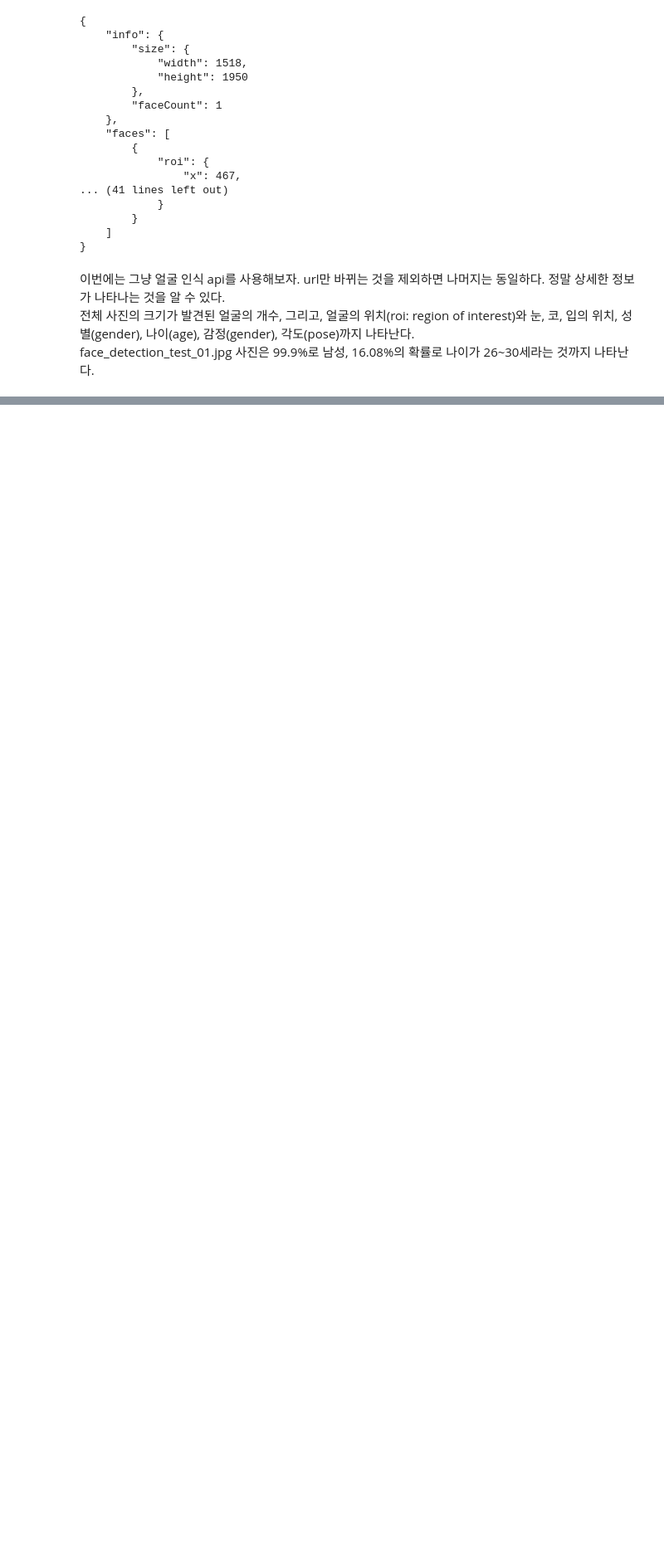
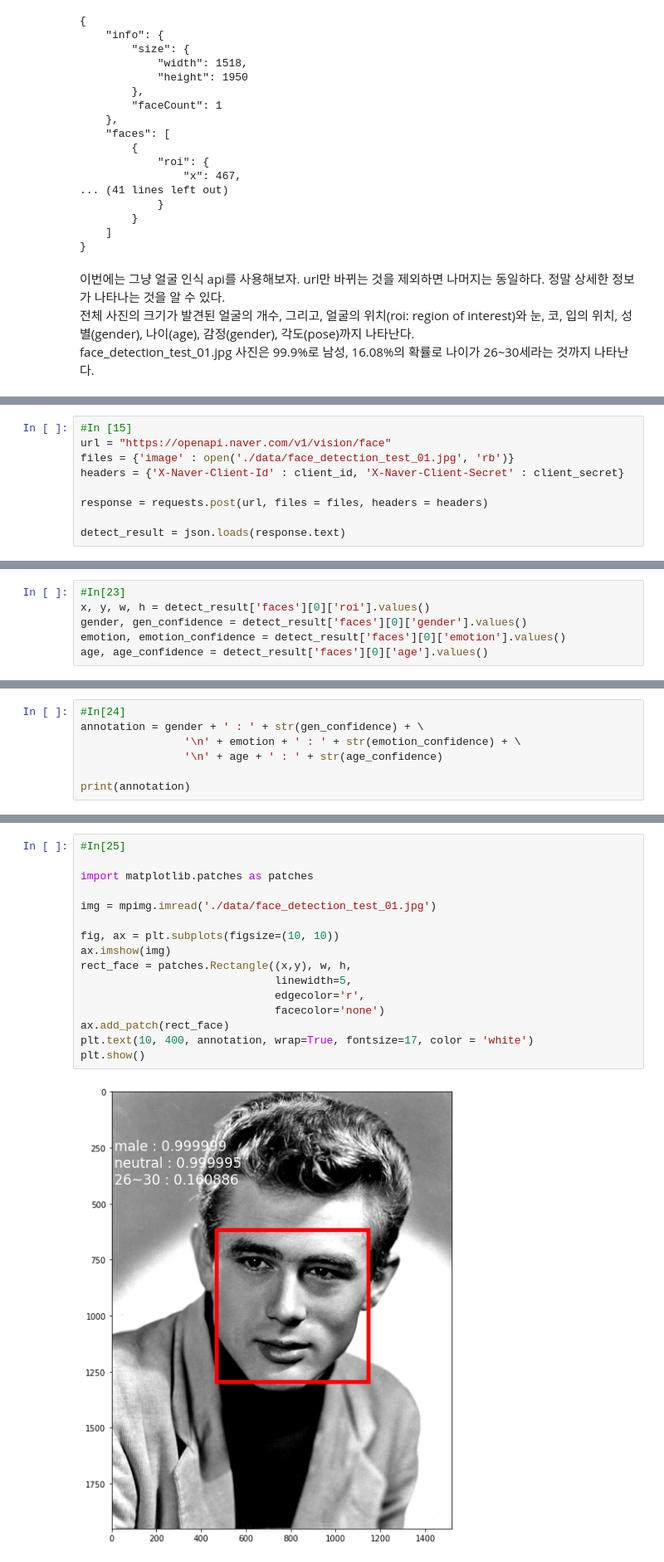
Before and after one commit to mango0422/everyone-python-data-ITPLE, a Jupyter notebook: ch5/ch5_face_recognition.ipynb, the cells around one changed output, grey strips where cells are left out. Shown at 83% size. Drawn from its saved outputs; the diff is of its cells as text; blank space fills up the shorter version.

```diff
--- a/ch5/ch5_face_recognition.ipynb
+++ b/ch5/ch5_face_recognition.ipynb
@@ -102,0 +188,9 @@ face_detection_test_01.jpg 사진은 99.9%로 남성, 16.08%의 확률로 나이
+# %%
+#In [15]
+url = "https://openapi.naver.com/v1/vision/face"
+files = {'image' : open('./data/face_detection_test_01.jpg', 'rb')}
+headers = {'X-Naver-Client-Id' : client_id, 'X-Naver-Client-Secret' : client_secret}
+
+response = requests.post(url, files = files, headers = headers)
+
+detect_result = json.loads(response.text)
@@ -102,0 +268,6 @@ face_detection_test_01.jpg 사진은 99.9%로 남성, 16.08%의 확률로 나이
+# %%
+#In[23]
+x, y, w, h = detect_result['faces'][0]['roi'].values()
+gender, gen_confidence = detect_result['faces'][0]['gender'].values()
+emotion, emotion_confidence = detect_result['faces'][0]['emotion'].values()
+age, age_confidence = detect_result['faces'][0]['age'].values()
@@ -102,0 +277,7 @@ face_detection_test_01.jpg 사진은 99.9%로 남성, 16.08%의 확률로 나이
+# %%
+#In[24]
+annotation = gender + ' : ' + str(gen_confidence) + \
+                '\n' + emotion + ' : ' + str(emotion_confidence) + \
+                '\n' + age + ' : ' + str(age_confidence)
+
+print(annotation)
@@ -102,0 +294,18 @@ face_detection_test_01.jpg 사진은 99.9%로 남성, 16.08%의 확률로 나이
+# %%
+#In[25]
+
+import matplotlib.patches as patches
+
+img = mpimg.imread('./data/face_detection_test_01.jpg')
+
+fig, ax = plt.subplots(figsize=(10, 10))
+ax.imshow(img)
+rect_face = patches.Rectangle((x,y), w, h,
+                              linewidth=5,
+                              edgecolor='r',
+                              facecolor='none')
+ax.add_patch(rect_face)
+plt.text(10, 400, annotation, wrap=True, fontsize=17, color = 'white')
+plt.show()
+# %% [output]
+[figure, added]
```
Also changed, not shown: parts of 43 cells of this notebook, 5 other files.
